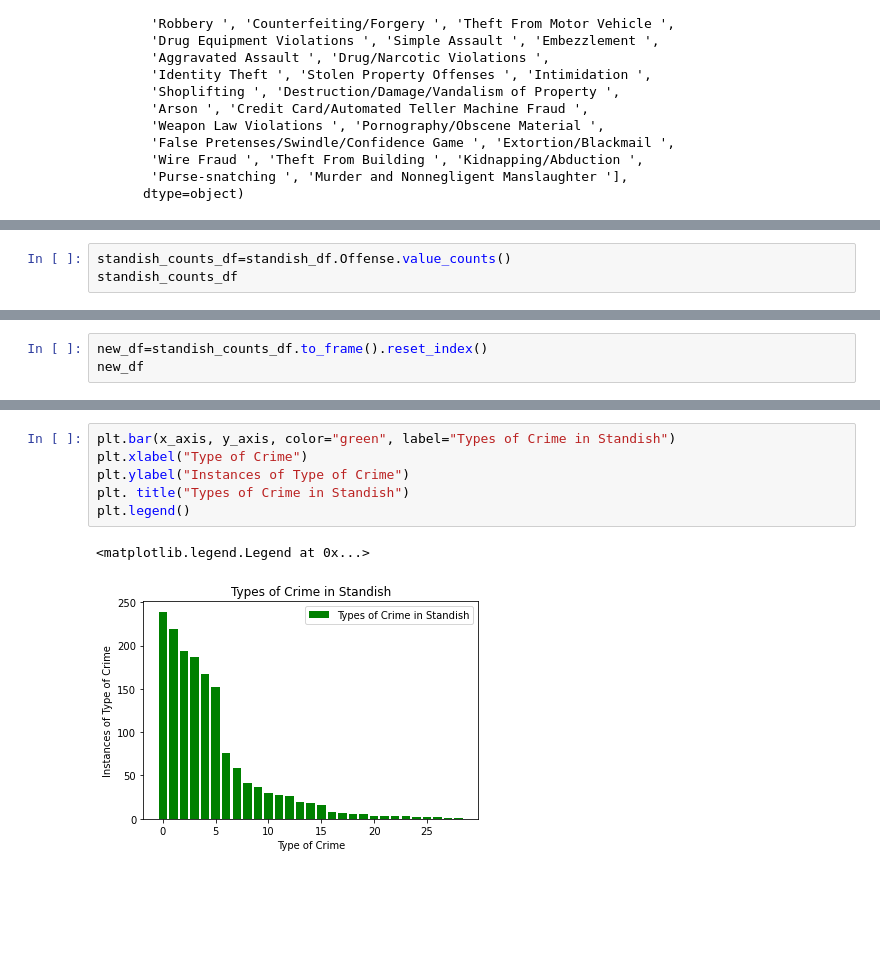
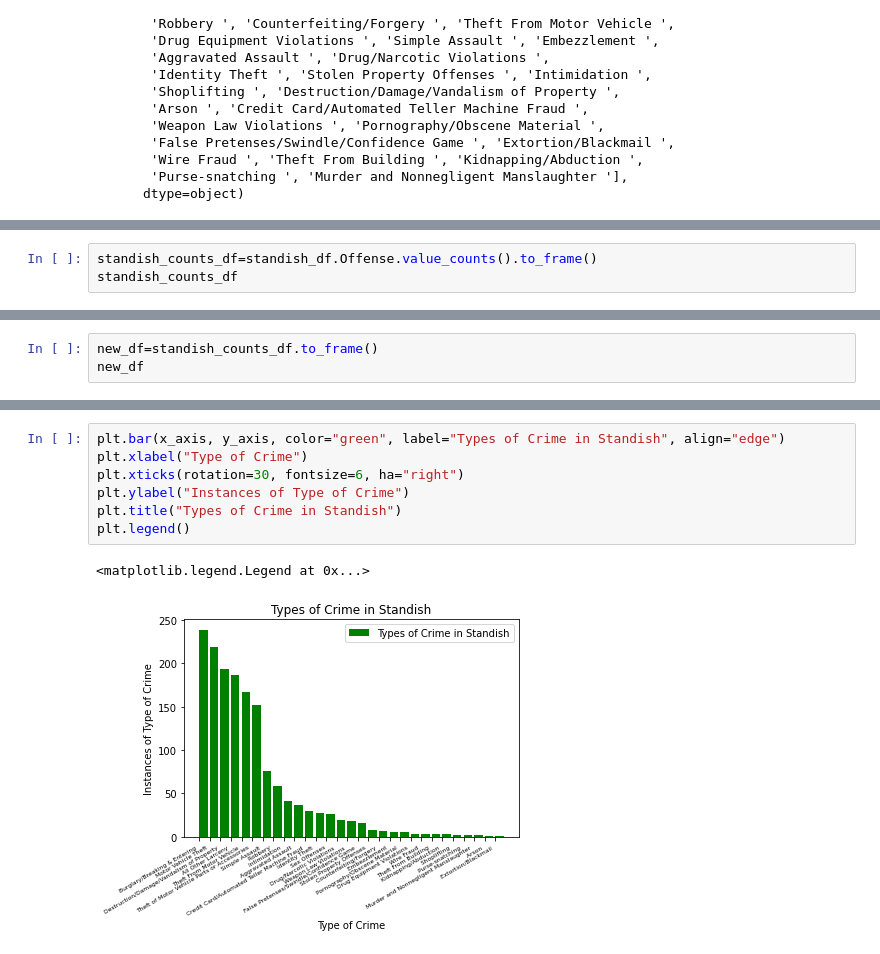
Before and after one commit to chrisolwell/MPLSCrime, a Jupyter notebook: mplsCrime.ipynb, the cells around one changed output, grey strips where cells are left out. Saved outputs shown, nothing was run; the diff lists cells and outputs as text; blank space fills up the shorter version.

Commit message:
created two simple bar graphs illustrating crime in standish.

```diff
--- a/mplsCrime.ipynb
+++ b/mplsCrime.ipynb
@@ -546,4 +563,4 @@ array(['All Other Larceny ',
 # %%
-standish_counts_df=standish_df.Offense.value_counts()
+standish_counts_df=standish_df.Offense.value_counts().to_frame()
 standish_counts_df
 # %% [output]
@@ -567,4 +584,4 @@ Name: Offense, dtype: int64
 # %%
-new_df=standish_counts_df.to_frame().reset_index()
+new_df=standish_counts_df.to_frame()
 new_df
 # %% [output]
@@ -591,9 +609,10 @@ y_axis=new_df.Offense
 # %%
-plt.bar(x_axis, y_axis, color="green", label="Types of Crime in Standish")
+plt.bar(x_axis, y_axis, color="green", label="Types of Crime in Standish", align="edge")
 plt.xlabel("Type of Crime")
+plt.xticks(rotation=30, fontsize=6, ha="right")
 plt.ylabel("Instances of Type of Crime")
-plt. title("Types of Crime in Standish")
+plt.title("Types of Crime in Standish")
 plt.legend()
 # %% [output]
 <matplotlib.legend.Legend at 0x...>
-[figure, old version]
+[figure, new version]
```
Also changed, not shown: parts of 6 cells of this notebook, 4 other files.
